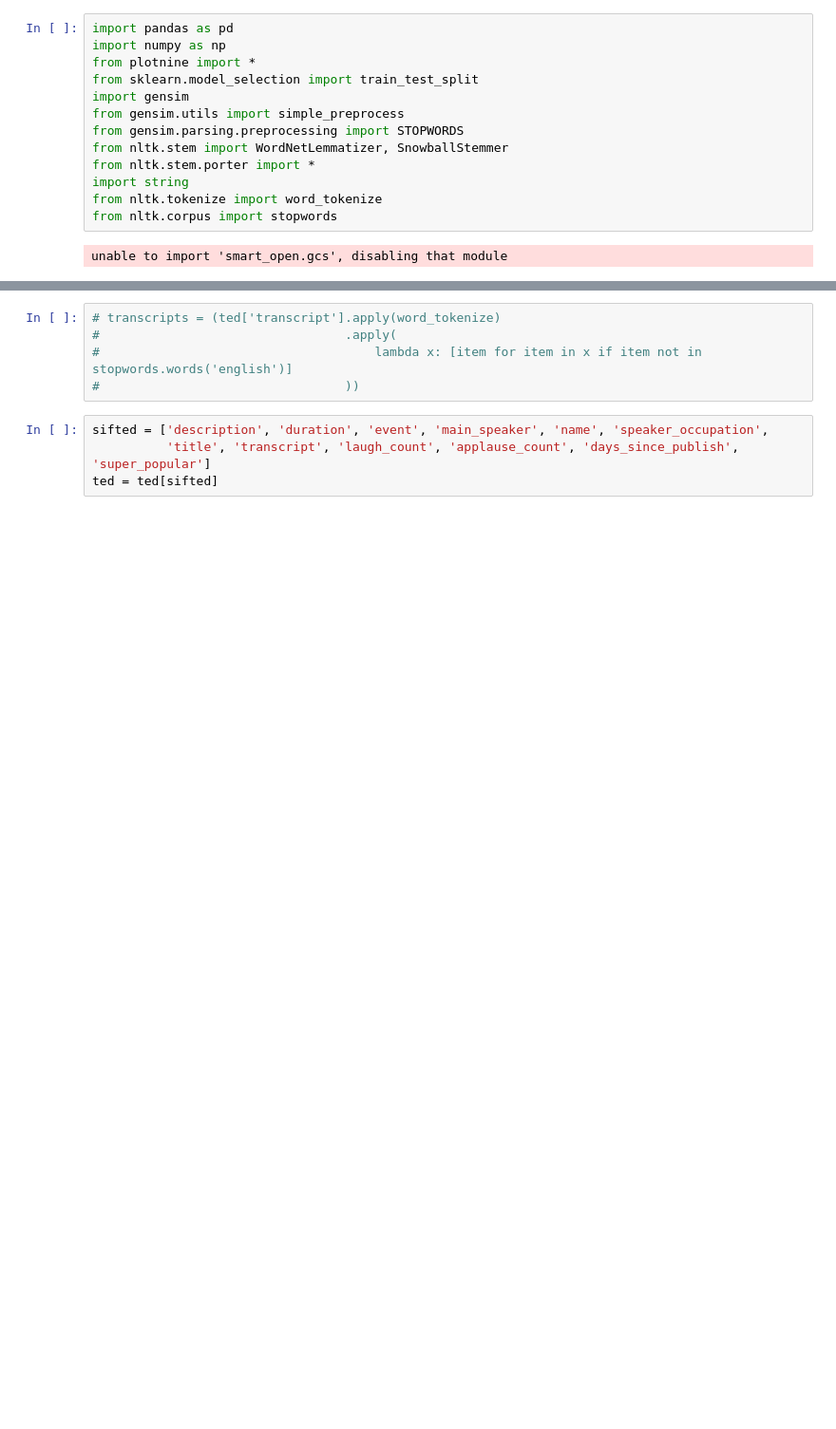
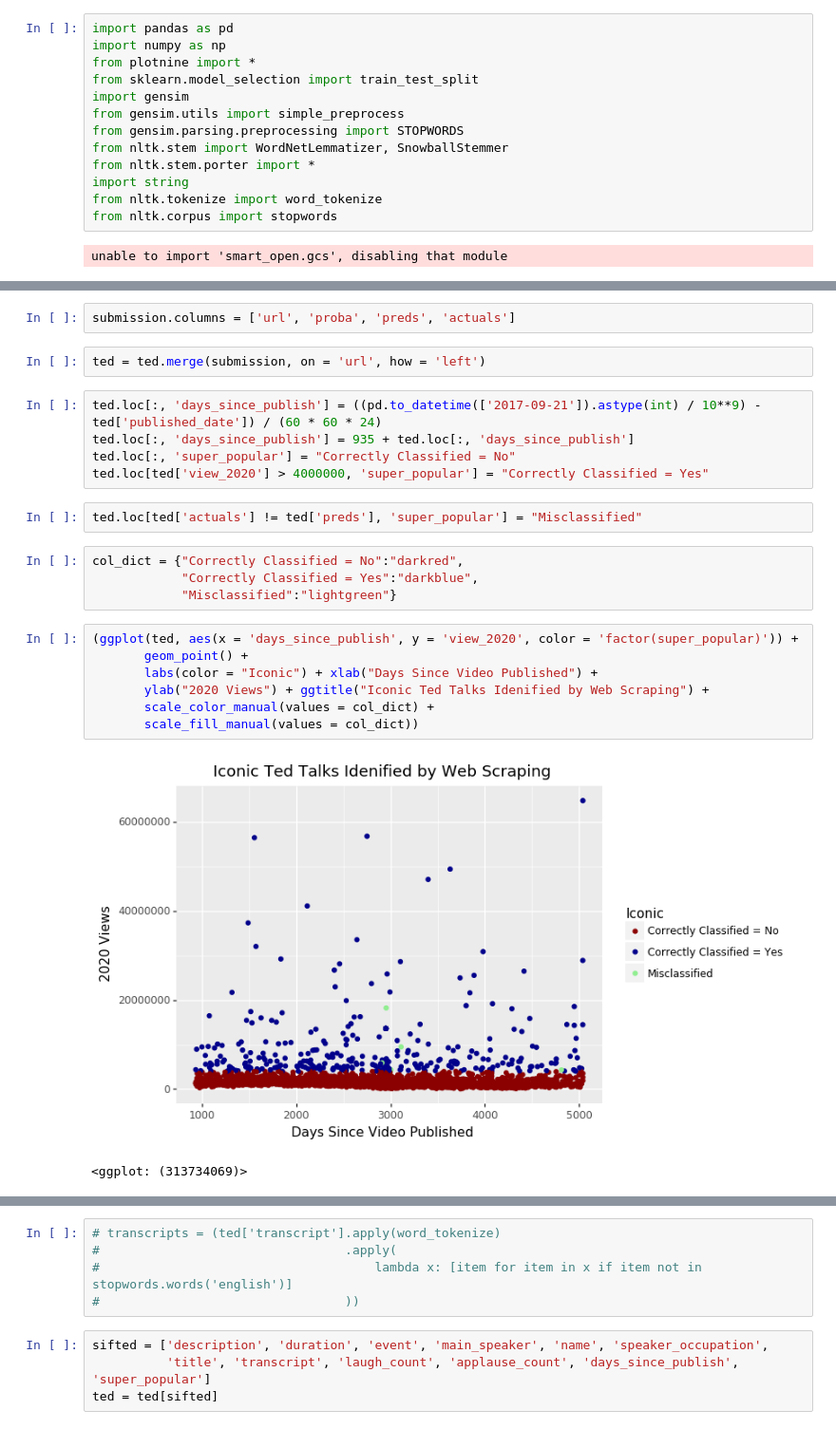
Before and after one commit to aarontyliu/IDS-703-Final-Project, a Jupyter notebook: altamash_text_analysis.ipynb, the cells around one changed output, grey strips where cells are left out. Shown at 95% size. Cells and saved outputs as stored; diff of their text form; blank space fills up the shorter version.

Commit message:
some plots added

```diff
--- a/altamash_text_analysis.ipynb
+++ b/altamash_text_analysis.ipynb
@@ -19,3 +24,28 @@ ted = ted.drop(list(ted.loc[ted['transcript'].isna() == True].index))
+# %%
+submission.columns = ['url', 'proba', 'preds', 'actuals']
+# %%
+ted = ted.merge(submission, on = 'url', how = 'left')
+# %%
+ted.loc[:, 'days_since_publish'] = ((pd.to_datetime(['2017-09-21']).astype(int) / 10**9) - ted['published_date']) / (60 * 60 * 24)
+ted.loc[:, 'days_since_publish'] = 935 + ted.loc[:, 'days_since_publish']
+ted.loc[:, 'super_popular'] = "Correctly Classified = No"
+ted.loc[ted['view_2020'] > 4000000, 'super_popular'] = "Correctly Classified = Yes"
+# %%
+ted.loc[ted['actuals'] != ted['preds'], 'super_popular'] = "Misclassified"
+# %%
+col_dict = {"Correctly Classified = No":"darkred",
+            "Correctly Classified = Yes":"darkblue",
+            "Misclassified":"lightgreen"}
+# %%
+(ggplot(ted, aes(x = 'days_since_publish', y = 'view_2020', color = 'factor(super_popular)')) +
+       geom_point() +
+       labs(color = "Iconic") + xlab("Days Since Video Published") +
+       ylab("2020 Views") + ggtitle("Iconic Ted Talks Idenified by Web Scraping") +
+       scale_color_manual(values = col_dict) +
+       scale_fill_manual(values = col_dict))
+# %% [output]
+[figure, added]
+<ggplot: (313734069)>
 # %%
 ted.loc[:, 'laugh_count'] = ted['transcript'].str.count("(Laughter)")
 ted.loc[:, 'applause_count'] = ted['transcript'].str.count("(Applause)")
```
Also changed, not shown: parts of 5 cells of this notebook, 1 other file.
